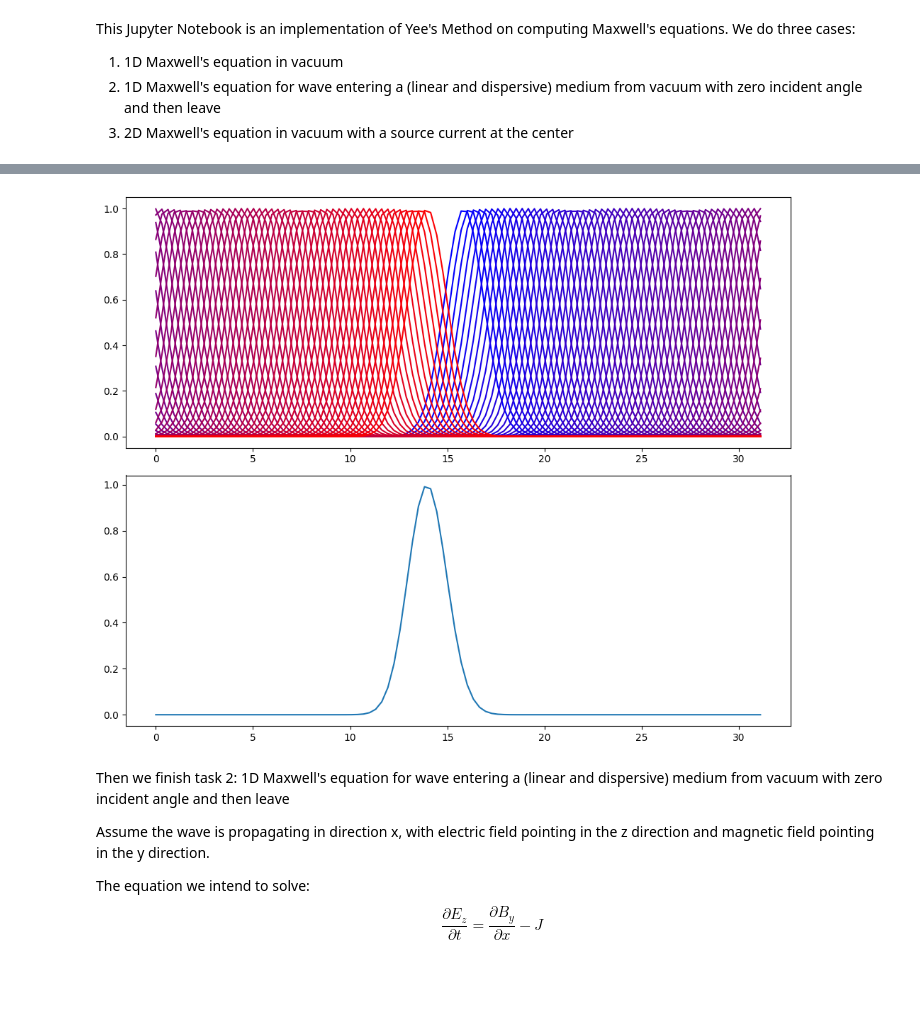
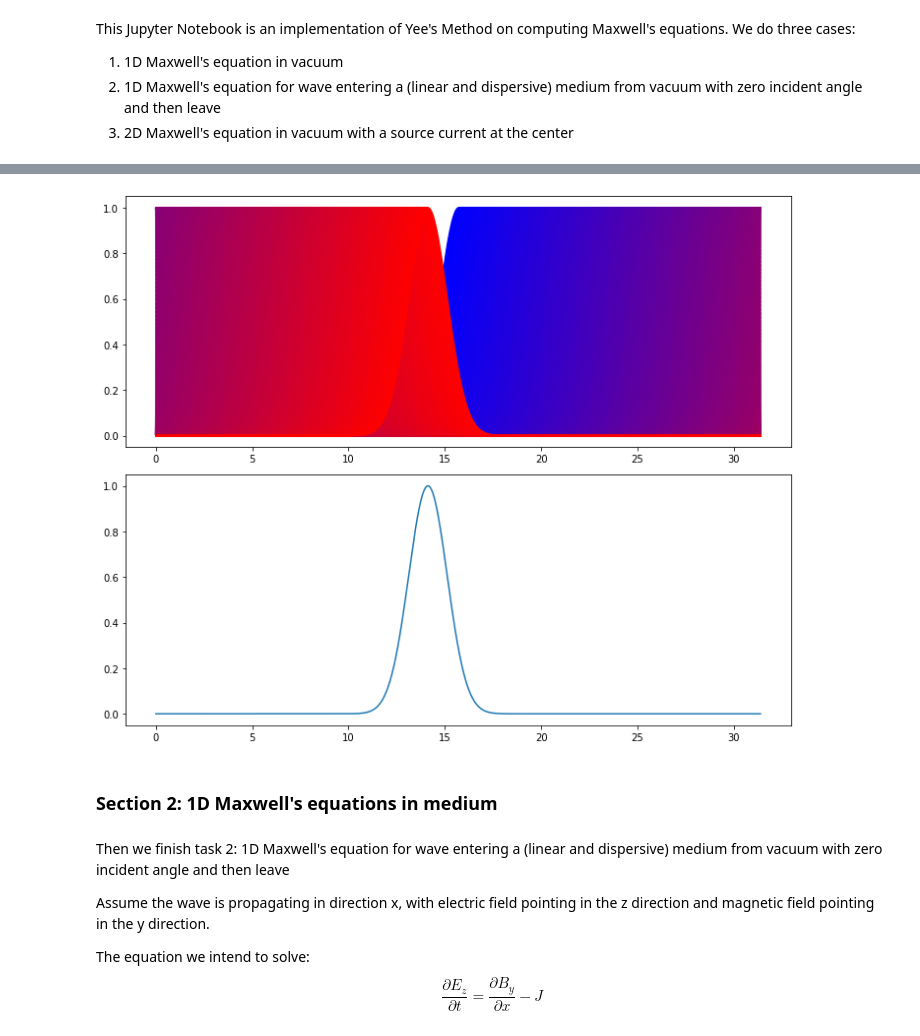
Before and after one commit to robinzhang24/YeeEM, a Jupyter notebook: Physics_170N_Final_Project.ipynb, the cells around one changed output, grey strips where cells are left out. Saved outputs shown, nothing was run; the diff lists cells and outputs as text; code cells hidden in the pictures; blank space fills up the shorter version.

```diff
--- a/Physics_170N_Final_Project.ipynb
+++ b/Physics_170N_Final_Project.ipynb
@@ -45,18 +51,14 @@ def field_evolve_vacuum(E : np.ndarray, B : np.ndarray, dx, dt):
 
     Inputs:
     - E : Initial electric field at integer coordinates, t=-dt/2. Assume
-      periodic boundary conditions
+      periodic boundary conditions.
     - B : Initial magnetic field at half-integer coordinates, t=0.
     - dx : Standard grid size of the fields.
     - dt : Time step of field evolution.
-    - step : Total number of time steps to be simulated. The system will generate
-      a set of E and B field at each timestep, though the exact time at which the
-      fields are calculated are different. The output arrays will have (step+1)
-      entries.
 
     Returns:
-    - E_history: Numpy array containing history of electric field evolution.
-    - B_history: Numpy array containing history of magnetic field evolution.
+    - E : Numpy array containing electric field at the next time step.
+    - B : Numpy array containing magnetic field at the next time step.
     """
 
     advance_E_field(E, B, dx, dt)
@@ -72,7 +74,7 @@ dt = 0.03
 k = 1
 omega = 1
 L = 10 * np.pi
-nx = 100
+nx = 1000
 dx = L / nx
 x = np.arange(nx) * dx
 x1 = x + dx / 2
@@ -81,9 +83,6 @@ dt = 0.95*dx
 # B_0 = np.sin(k*x)
 E_0 = gaussian(x, 1, 5*np.pi - dt / 2, 1)
 B_0 = - gaussian(x1, 1, 5*np.pi, 1)
-# B_0 = np.zeros_like(x1)
-# E_0 = np.sin((x - dt / 2))
-# B_0 = - np.sin(x1)
 
 plt.plot(x, E_0, label='E0')
 plt.plot(x1, B_0, label='B0')
@@ -94,22 +93,24 @@ plt.show()
 # %%
-step = 100
+step = 1000
 E_history = []
 B_history = []
 plt.figure(figsize=(10, 8))
 plt.subplot(2, 1, 1)
 
 for i in range(step):
     E_0, B_0 = field_evolve_vacuum(E_0, B_0, dx, dt)
     E_history.append(E_0)
     B_history.append(B_0)
     plt.plot(x, E_0, c=(i/step,0,1-i/step))
 
 plt.subplot(2, 1, 2)
 plt.plot(x,E_0)
 plt.tight_layout()
 plt.show()
 # %% [output]
-[figure, old version]
+[figure, new version]
+# %% [markdown]
+### Section 2: 1D Maxwell's equations in medium
 # %% [markdown]
 Then we finish task 2: 1D Maxwell's equation for wave entering a (linear and dispersive) medium from vacuum with zero incident angle and then leave
 
```
Also changed, not shown: parts of 19 cells of this notebook, 3 other files.
